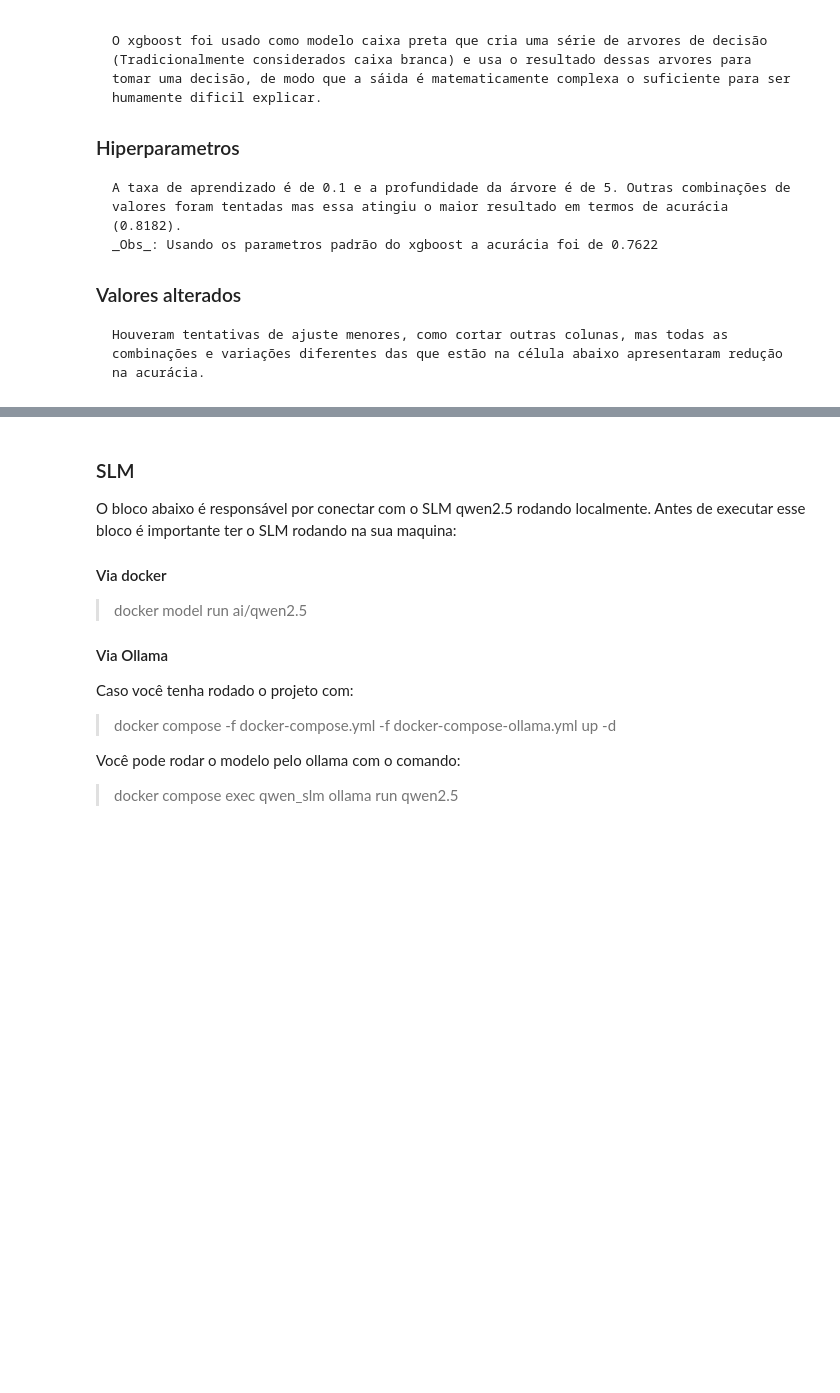
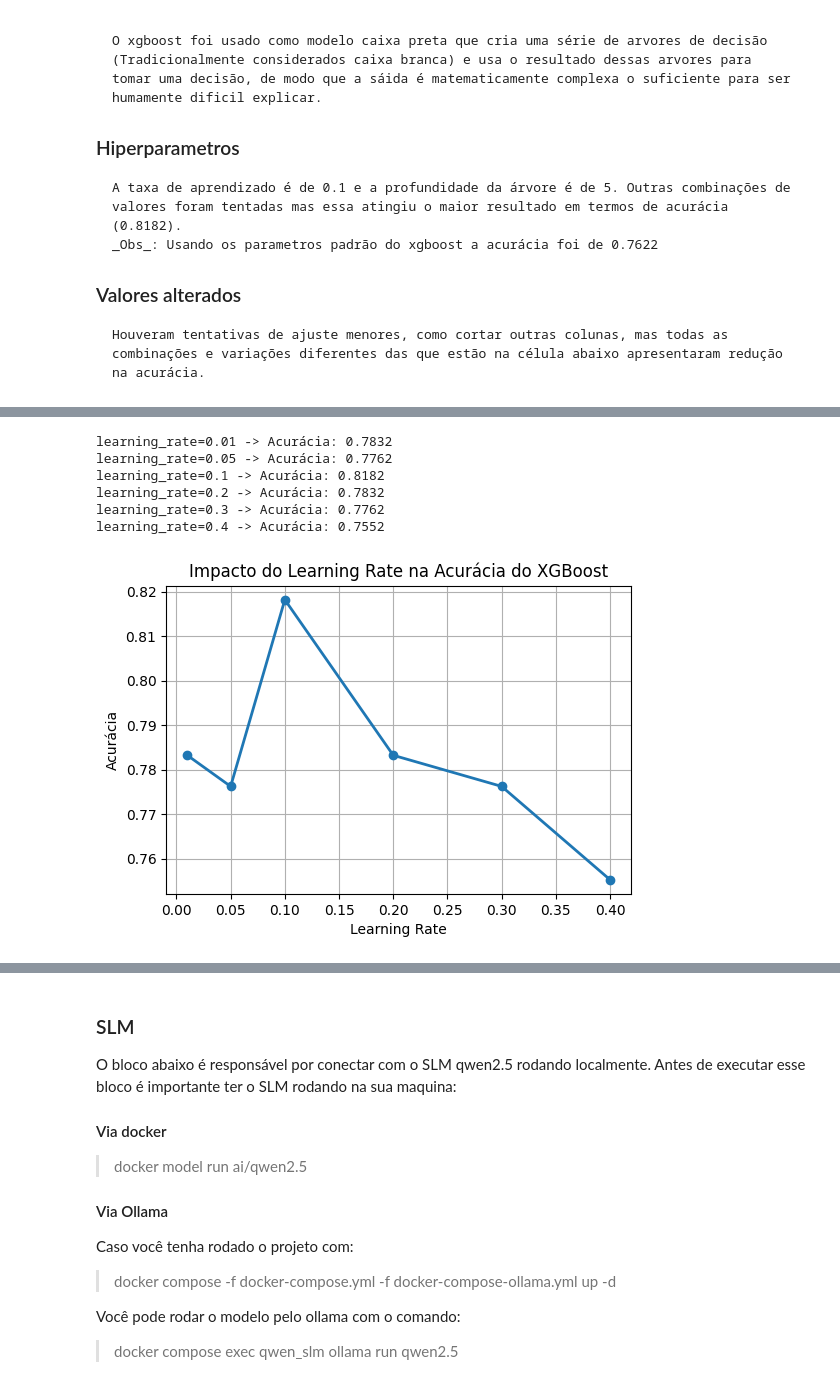
Before and after one commit to Fernando7492/eXplainable_AI, a Jupyter notebook: src/training/experiment.ipynb, the cells around one changed output, grey strips where cells are left out. Cells and saved outputs as stored; diff of their text form; code cells hidden in the pictures; blank space fills up the shorter version.

```diff
--- a/src/training/experiment.ipynb
+++ b/src/training/experiment.ipynb
@@ -46,0 +98,38 @@ Acurácia: 0.8182
+# %%
+learning_rates = [0.01, 0.05, 0.1, 0.2, 0.3, 0.4]
+accuracies = []
+
+for lr in learning_rates:
+
+    model = xgb.XGBClassifier(
+        learning_rate=lr,
+        max_depth=5,
+        eval_metric='logloss'
+    )
+
+    model.fit(X_train, y_train)
+
+    accuracy = model.score(X_test, y_test)
+    accuracies.append(accuracy)
+
+    print(f"learning_rate={lr} -> Acurácia: {accuracy:.4f}")
+
+plt.figure(figsize=(6,4))
+
+plt.plot(learning_rates, accuracies, marker='o', linewidth=2)
+
+plt.xlabel("Learning Rate")
+plt.ylabel("Acurácia")
+plt.title("Impacto do Learning Rate na Acurácia do XGBoost")
+
+plt.grid(True)
+
+plt.show()
+# %% [output]
+learning_rate=0.01 -> Acurácia: 0.7832
+learning_rate=0.05 -> Acurácia: 0.7762
+learning_rate=0.1 -> Acurácia: 0.8182
+learning_rate=0.2 -> Acurácia: 0.7832
+learning_rate=0.3 -> Acurácia: 0.7762
+learning_rate=0.4 -> Acurácia: 0.7552
+[figure, added]
```
Also changed, not shown: parts of 10 cells of this notebook.
